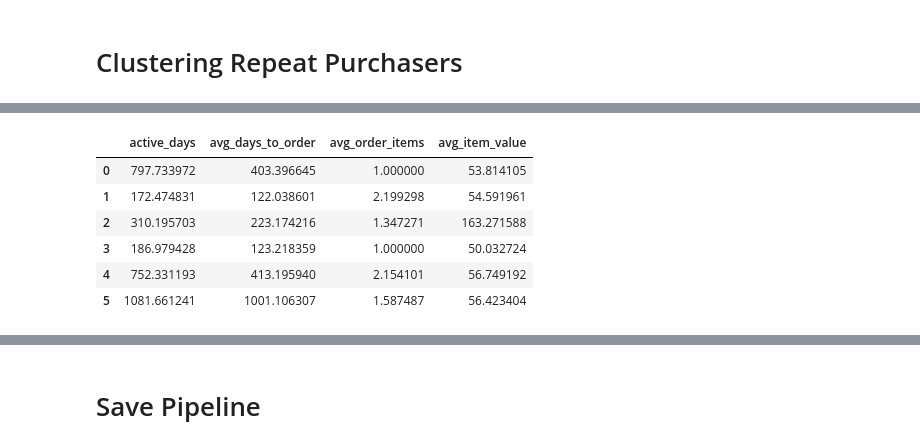
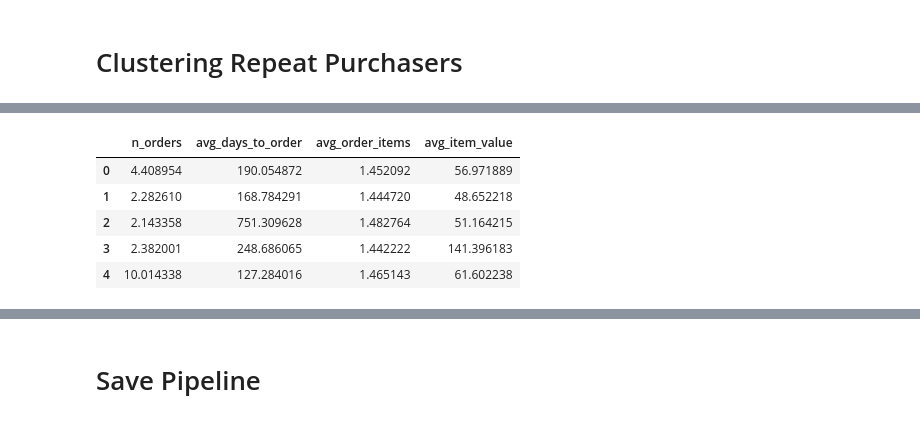
Before and after one commit to egeatmaca/ecommerce_segments, a Jupyter notebook: notebooks/customer_segmentation.ipynb, the cells around one changed output, grey strips where cells are left out. Drawn from its saved outputs; the diff is of its cells as text; code cells hidden in the pictures.

```diff
--- a/notebooks/customer_segmentation.ipynb
+++ b/notebooks/customer_segmentation.ipynb
@@ -228,0 +241,4 @@ X_scaled = scaler.fit_transform(X)
+# %%
+scaler = RobustScaler()
+X_scaled = scaler.fit_transform(X)
+X_scaled
@@ -228,0 +254,4 @@ X_scaled = scaler.fit_transform(X)
+# %%
+pca = PCA(n_components='mle')
+X_pca = pca.fit_transform(X_scaled)
+X_pca
@@ -229,4 +266,4 @@ X_scaled = scaler.fit_transform(X)
 # %%
 hyperparams = [{'n_clusters': i} for i in range(2, 11)]
-results = search_clustering_hyperparams(KMeans, hyperparams, X_scaled, random_state=RANDOM_STATE)
+results = search_clustering_hyperparams(KMeans, hyperparams, X_pca, random_state=RANDOM_STATE)
 # %% [output]
@@ -256,20 +293,20 @@ results.plot(x='n_clusters', y='silhouette_score', ax=axs[1])
 # %%
-model = results.loc[results.n_clusters==7, 'model'].iloc[0]
+model = results.loc[results.n_clusters==5, 'model'].iloc[0]
 Xy = X.copy()
 Xy['segment'] = model.labels_
 repeat_purchasers['segment'] = model.labels_
 # %%
-cluster_centers = scaler.inverse_transform(model.cluster_centers_)
-cluster_centers = pd.DataFrame(cluster_centers, columns=CLUSTERING_FEATURES)
+cluster_centers = pca.inverse_transform(model.cluster_centers_)
+cluster_centers = scaler.inverse_transform(cluster_centers)
+cluster_centers = pd.DataFrame(cluster_centers, columns=X.columns)
 cluster_centers
 # %% [output]
-|  | active_days | avg_days_to_order | avg_order_items | avg_item_value |
-| 0 | 797.733972 | 403.396645 | 1.000000 | 53.814105 |
-| 1 | 172.474831 | 122.038601 | 2.199298 | 54.591961 |
-| 2 | 310.195703 | 223.174216 | 1.347271 | 163.271588 |
-| 3 | 186.979428 | 123.218359 | 1.000000 | 50.032724 |
-| 4 | 752.331193 | 413.195940 | 2.154101 | 56.749192 |
-| 5 | 1081.661241 | 1001.106307 | 1.587487 | 56.423404 |
+|  | n_orders | avg_days_to_order | avg_order_items | avg_item_value |
+| 0 | 4.408954 | 190.054872 | 1.452092 | 56.971889 |
+| 1 | 2.282610 | 168.784291 | 1.444720 | 48.652218 |
+| 2 | 2.143358 | 751.309628 | 1.482764 | 51.164215 |
+| 3 | 2.382001 | 248.686065 | 1.442222 | 141.396183 |
+| 4 | 10.014338 | 127.284016 | 1.465143 | 61.602238 |
 # %%
 Xy['segment'].value_counts()
 # %% [output]
```
Also changed, not shown: parts of 32 cells of this notebook, 5 other files.
